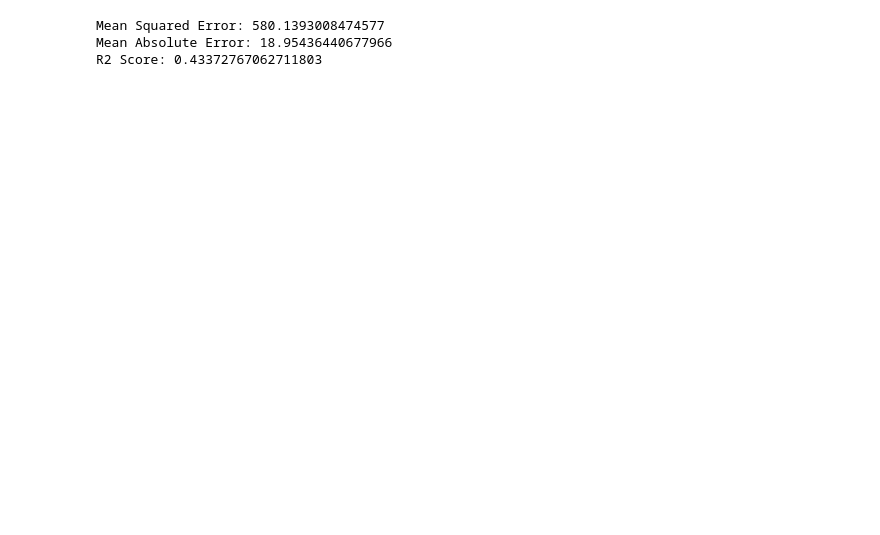
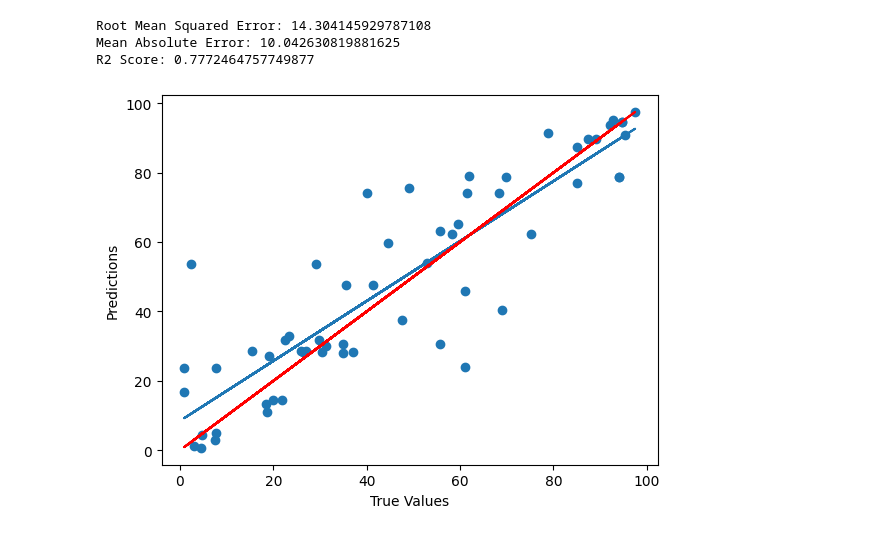
Before and after one commit to victormaricato/hepatocytes-crypreservation-solutions, a Jupyter notebook: notebooks/Hepatocytes Cryopreservation Solution Optimization.ipynb, the cells around one changed output. Saved outputs shown, nothing was run; the diff lists cells and outputs as text; code cells hidden in the pictures; blank space fills up the shorter version.

```diff
--- a/notebooks/Hepatocytes Cryopreservation Solution Optimization.ipynb
+++ b/notebooks/Hepatocytes Cryopreservation Solution Optimization.ipynb
@@ -21,7 +18,6 @@ essays = data.load()
 preprocessed_data = data_preprocessor.preprocess(essays)
 # %%
+feature_selection = FeatureSelection()
 X, y = feature_selection.extract_features_and_labels(preprocessed_data)
-X_train, X_test, y_train, y_test = train_test_split(
-    X, y, test_size=0.2, random_state=42
-)
+X_train, X_test, y_train, y_test = train_test_split(X, y, test_size=0.2, random_state=42)
 # %%
@@ -37,6 +40,7 @@ evaluation = Evaluation()
-# %%
-evaluation.report(y_train, predictions)
-# %% [output]
-Mean Squared Error: 580.1393008474577
-Mean Absolute Error: 18.95436440677966
-R2 Score: 0.43372767062711803
+# %%
+evaluation.report(y_test, model.predict(X_test_transformed))
+# %% [output]
+Root Mean Squared Error: 14.304145929787108
+Mean Absolute Error: 10.042630819881625
+R2 Score: 0.7772464757749877
+[figure, added]
```
Also changed, not shown: parts of 8 cells of this notebook, 3 other files.
